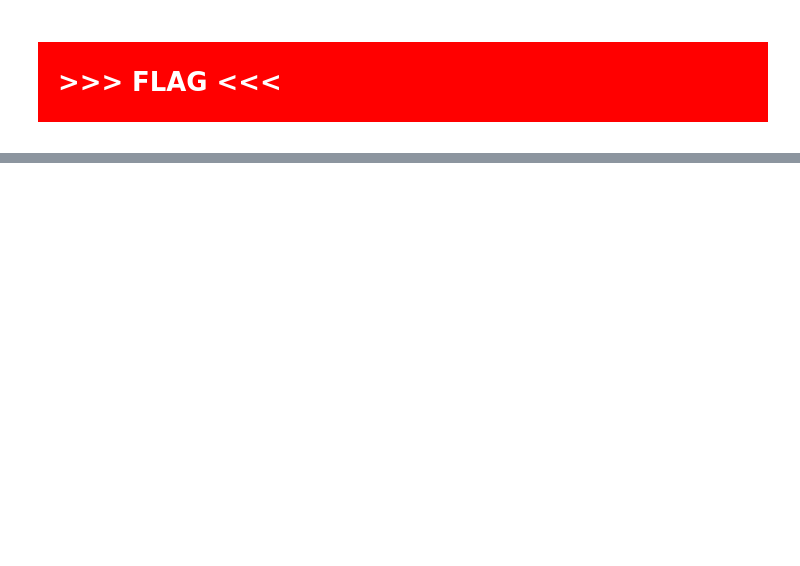
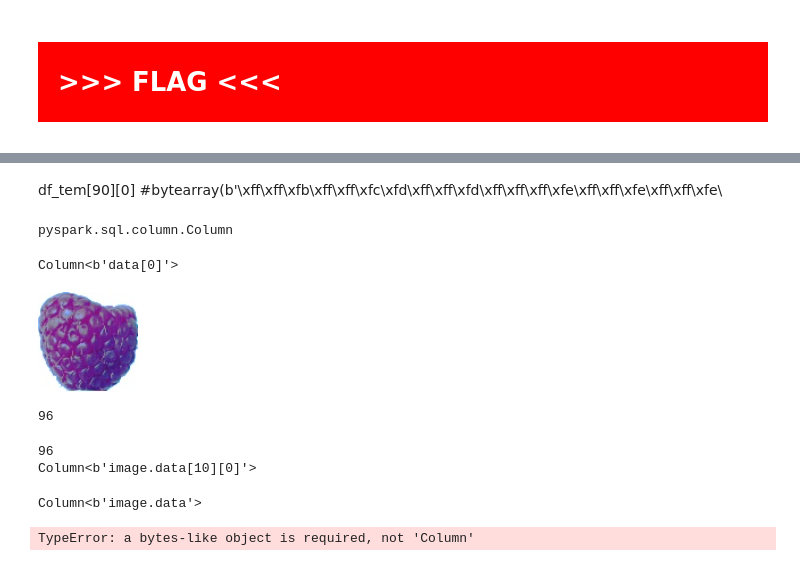
Before and after one commit to samirhinojosa/OC-P8-deploy-a-model-in-the-cloud, a Jupyter notebook: PoC_notebook.ipynb, the cells around one changed output, grey strips where cells are left out. Cells and saved outputs as stored; diff of their text form; code cells hidden in the pictures; blank space fills up the shorter version.

```diff
--- a/PoC_notebook.ipynb
+++ b/PoC_notebook.ipynb
@@ -93,11 +94,12 @@ credentials = session.get_credentials()
 spark = (
     SparkSession
     .builder
-    .config(conf=conf) \
+    .appName("P8-FRUITS")
+    .config(conf=conf)
     .config("fs.s3a.access.key", credentials.access_key)
     .config("fs.s3a.secret.key", credentials.secret_key)
-    .appName("P8-FRUITS")
     .config("spark.hadoop.fs.s3a.impl", "org.apache.hadoop.fs.s3a.S3AFileSystem")
+    .config("spark.jars.packages", "databricks:spark-deep-learning:1.5.0-spark2.4-s_2.11")
     .getOrCreate()
 )
 # %% [markdown]
@@ -251,0 +785,23 @@ only showing top 5 rows
+# %% [markdown]
+df_tem[90][0]
+#bytearray(b'\xff\xff\xfb\xff\xff\xfc\xfd\xff\xff\xfd\xff\xff\xff\xfe\xff\xff\xfe\xff\xff\xfe\
+# %%
+df_tem = df_images.select("image.data")
+# %%
+type(df_tem[0][0])
+# %% [output]
+pyspark.sql.column.Column
+# %%
+df_tem[0][0]
+# %% [output]
+Column<b'data[0]'>
+# %%
+s = np.array(df_tem[1][0]).reshape(100, 100, 3)[:, :, ::-1]
+# %%
+Image.fromarray(s, "RGB")
+# %% [output]
+[figure, added]
+# %%
+df_images.count()
+# %% [output]
+96
@@ -251,0 +833,6 @@ only showing top 5 rows
+# %%
+features_df = df_images.select(col("path"), col("category"), feature_extraction(col("image.data"), df_images.count()).alias("features")).take(df_images.count())
+#features_df.show(2)
+# %% [output]
+96
+Column<b'image.data[10][0]'>
@@ -251,0 +861,5 @@ only showing top 5 rows
+# %%
+features_df = df_images.select(col("path"), col("category"), feature_extraction(col("image.data")).alias("features"))
+# %% [output]
+Column<b'image.data'>
+TypeError: a bytes-like object is required, not 'Column'
```
Also changed, not shown: parts of 79 cells of this notebook, 1 other file.
